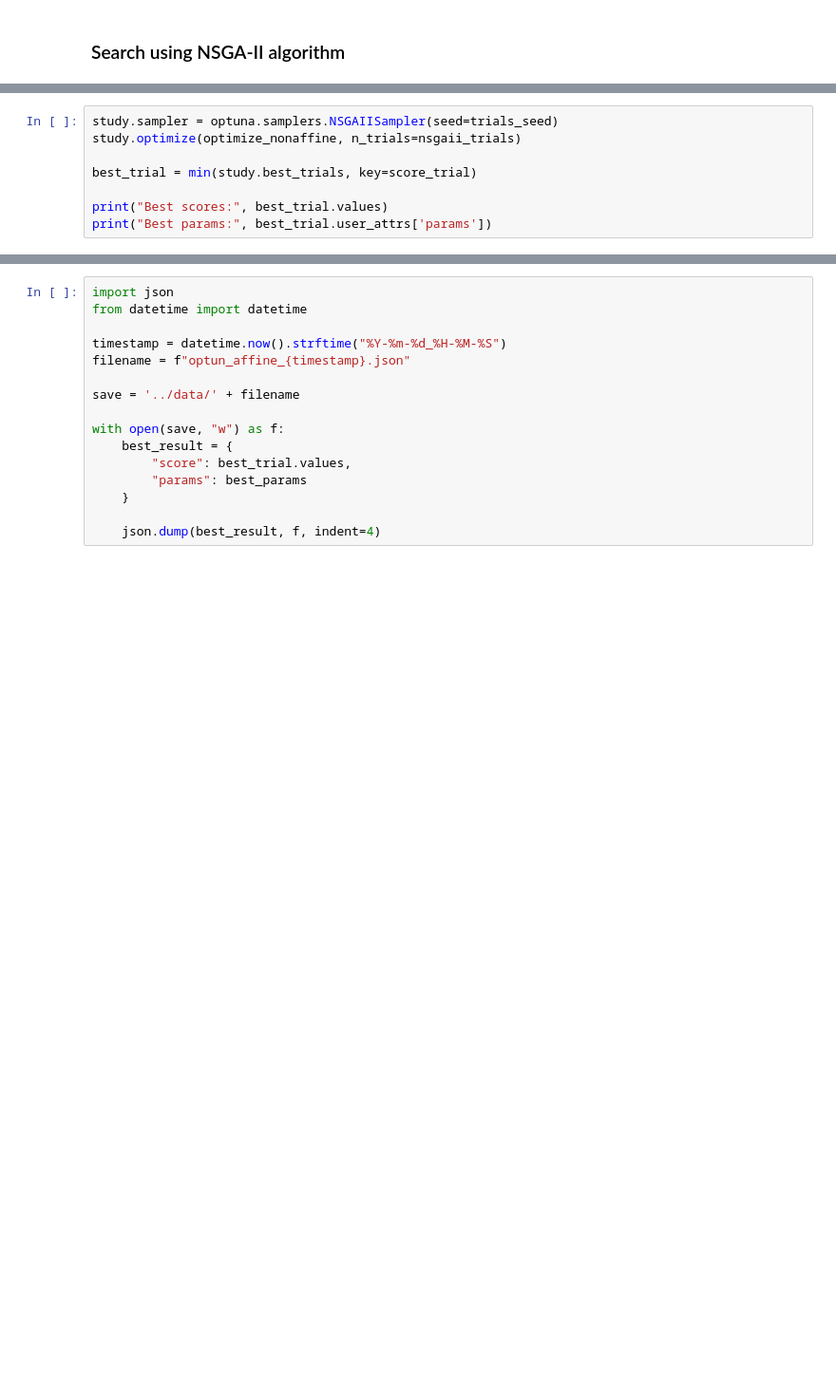
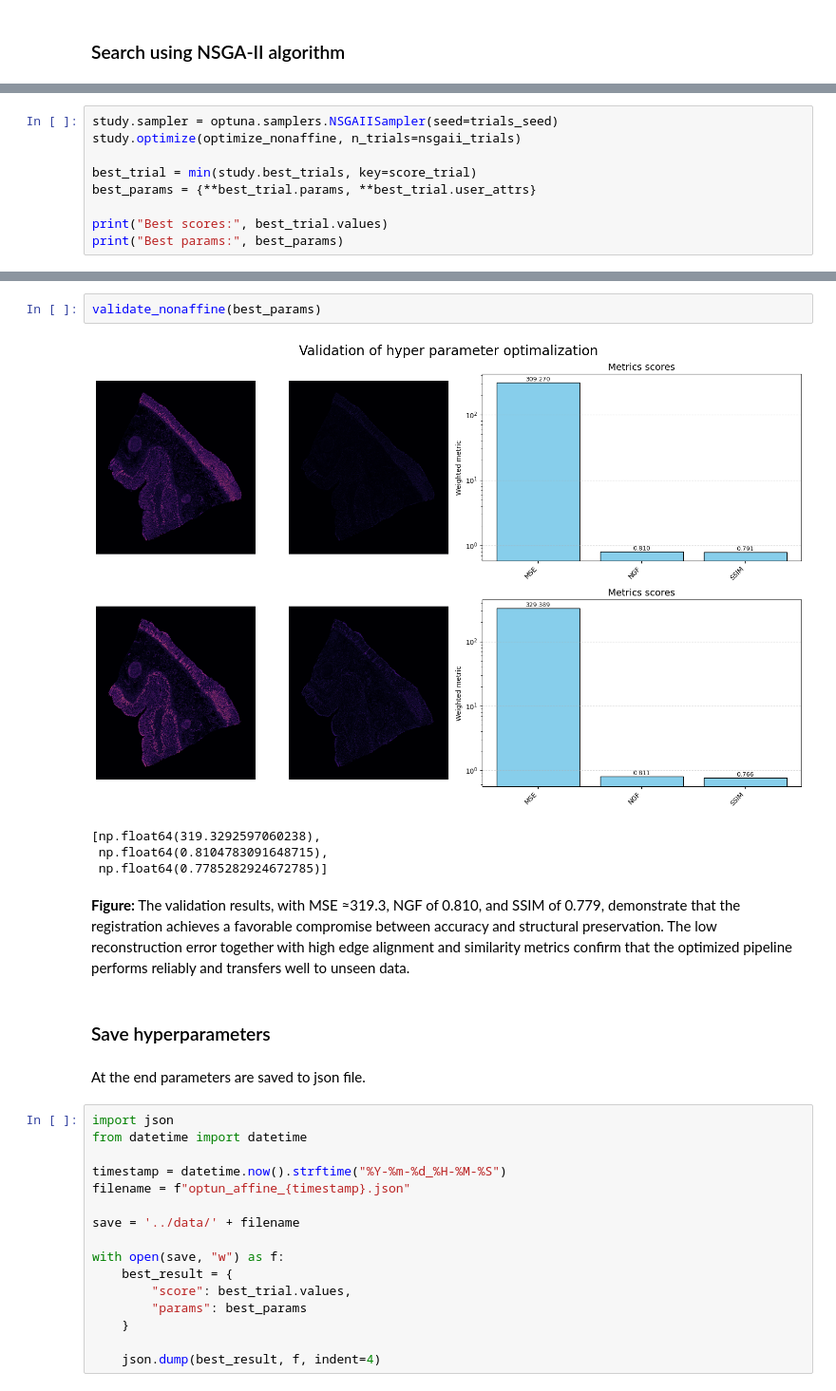
Before and after one commit to JGolaszewski/MiMorph, a Jupyter notebook: notebooks/NonAffineRegistration.ipynb, the cells around one changed output, grey strips where cells are left out. Shown at 95% size. Drawn from its saved outputs; the diff is of its cells as text; blank space fills up the shorter version.

```diff
--- a/notebooks/NonAffineRegistration.ipynb
+++ b/notebooks/NonAffineRegistration.ipynb
@@ -541,6 +543,7 @@ study.sampler = optuna.samplers.NSGAIISampler(seed=trials_seed)
 study.optimize(optimize_nonaffine, n_trials=nsgaii_trials)
 
 best_trial = min(study.best_trials, key=score_trial)
+best_params = {**best_trial.params, **best_trial.user_attrs}
 
 print("Best scores:", best_trial.values)
-print("Best params:", best_trial.user_attrs['params'])
+print("Best params:", best_params)
@@ -547,3 +573,16 @@ print("Best params:", best_trial.user_attrs['params'])
+# %%
+validate_nonaffine(best_params)
+# %% [output]
+[figure, added]
+[np.float64(319.3292597060238),
+ np.float64(0.8104783091648715),
+ np.float64(0.7785282924672785)]
+# %% [markdown]
+**Figure:** The validation results, with MSE ≈319.3, NGF of 0.810, and SSIM of 0.779, demonstrate that the registration achieves a favorable compromise between accuracy and structural preservation. The low reconstruction error together with high edge alignment and similarity metrics confirm that the optimized pipeline performs reliably and transfers well to unseen data.
+# %% [markdown]
+### Save hyperparameters
+# %% [markdown]
+At the end parameters are saved to json file.
 # %%
 import json
 from datetime import datetime
```
Also changed, not shown: parts of 26 cells of this notebook.
